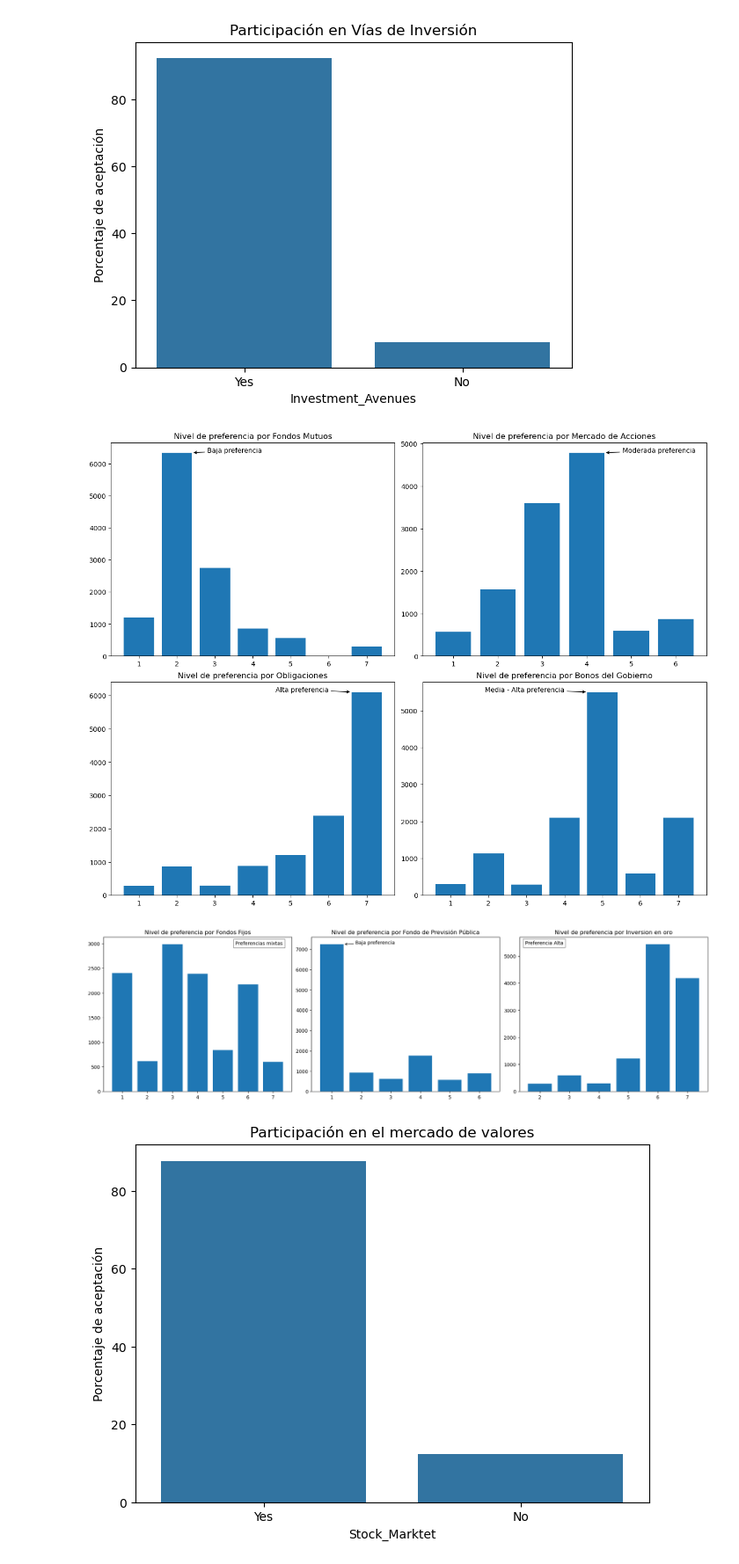
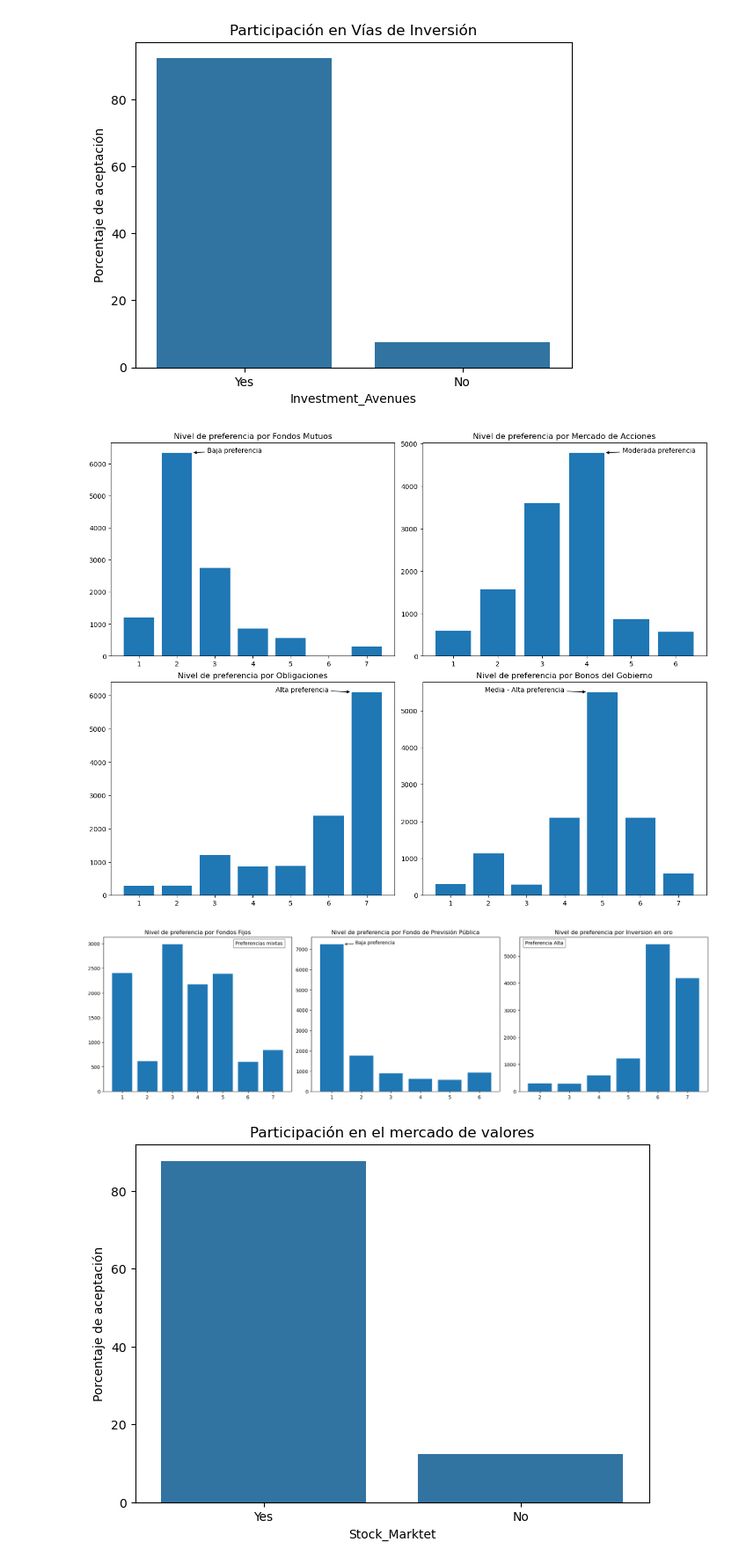
Before and after one commit to Sts87/data-analysis, a Jupyter notebook: 00-finance-trends/finance_trends.ipynb, the cells around one changed output. Shown at 88% size. Drawn from its saved outputs; the diff is of its cells as text; code cells hidden in the pictures.

```diff
--- a/00-finance-trends/finance_trends.ipynb
+++ b/00-finance-trends/finance_trends.ipynb
@@ -166,47 +166,47 @@ plt.show()
 # %%
 fig, axs = plt.subplots(2,2, figsize=(13,10), constrained_layout=True)
 axs[0,0].set_title('Nivel de preferencia por Fondos Mutuos')
-axs[0,0].bar(df.Mutual_Funds.unique(), df.Mutual_Funds.value_counts())
+axs[0,0].bar(df.Mutual_Funds.unique(), df.Mutual_Funds.value_counts().reindex(df.Mutual_Funds.unique()))
 axs[0,0].annotate('Baja preferencia', xy=(2.4, df.Mutual_Funds.value_counts().max()), xytext=(2.8, df.Mutual_Funds.value_counts().max()+5),
                   arrowprops=dict(facecolor='black', arrowstyle='->'))
 
 axs[0,1].set_title('Nivel de preferencia por Mercado de Acciones')
-axs[0,1].bar(df.Equity_Market.unique(), df.Equity_Market.value_counts())
+axs[0,1].bar(df.Equity_Market.unique(), df.Equity_Market.value_counts().reindex(df.Equity_Market.unique()))
 axs[0,1].annotate('Moderada preferencia', xy=(4.4, df.Equity_Market.value_counts().max()), xytext=(4.8, df.Equity_Market.value_counts().max()+5),
                   arrowprops=dict(facecolor='black', arrowstyle='->'))
 
 axs[1,0].set_title('Nivel de preferencia por Obligaciones')
-axs[1,0].bar(df.Debentures.unique(), df.Debentures.value_counts())
+axs[1,0].bar(df.Debentures.unique(), df.Debentures.value_counts().reindex(df.Debentures.unique()))
 axs[1,0].annotate('Alta preferencia', xy=(6.6, df.Debentures.value_counts().max()), xytext=(4.6, df.Debentures.value_counts().max()+5),
                   arrowprops=dict(facecolor='black', arrowstyle='->'))
 
 axs[1,1].set_title('Nivel de preferencia por Bonos del Gobierno')
-axs[1,1].bar(df.Government_Bonds.unique(), df.Government_Bonds.value_counts())
+axs[1,1].bar(df.Government_Bonds.unique(), df.Government_Bonds.value_counts().reindex(df.Government_Bonds.unique()))
 axs[1,1].annotate('Media - Alta preferencia', xy=(4.6, df.Government_Bonds.value_counts().max()), xytext=(1.9, df.Government_Bonds.value_counts().max()+5),
                   arrowprops=dict(facecolor='black', arrowstyle='->'))
 
 plt.show()
 # %% [output]
-[figure, old version]
+[figure, new version]
 # %%
 fig, axs = plt.subplots(1,3, figsize=(18,5), constrained_layout=True)
 
 axs[0].set_title('Nivel de preferencia por Fondos Fijos')
-axs[0].bar(df.Fixed_Deposits.unique(), df.Fixed_Deposits.value_counts())
+axs[0].bar(df.Fixed_Deposits.unique(), df.Fixed_Deposits.value_counts().reindex(df.Fixed_Deposits.unique()))
 axs[0].text(5.5, df.Fixed_Deposits.value_counts().max()-10, 'Preferencias mixtas', bbox=dict(facecolor='white',alpha=0.5, boxstyle='square,pad=0.4'))
 
 axs[1].set_title('Nivel de preferencia por Fondo de Previsión Pública')
-axs[1].bar(df.PPF.unique(), df.PPF.value_counts())
+axs[1].bar(df.PPF.unique(), df.PPF.value_counts().reindex(df.PPF.unique()))
 axs[1].annotate('Baja preferencia', xy=(1.4, df.PPF.value_counts().max()), xytext=(1.8, df.PPF.value_counts().max()+5),
                 arrowprops=dict(facecolor='black', arrowstyle='->'))
 
 axs[2].set_title('Nivel de preferencia por Inversion en oro')
-axs[2].bar(df.Gold.unique(), df.Gold.value_counts())
+axs[2].bar(df.Gold.unique(), df.Gold.value_counts().reindex(df.Gold.unique()))
 axs[2].text(1.5, df.Gold.value_counts().max()-10, 'Preferencia Alta', bbox=dict(facecolor='white',alpha=0.5, boxstyle='square,pad=0.4'))
 
 plt.show()
 # %% [output]
-[figure, old version]
+[figure, new version]
 # %%
 fig, ax = plt.subplots(constrained_layout=True)
 ax.set_title('Participación en el mercado de valores')
```
Also changed, not shown: parts of 4 cells of this notebook.
